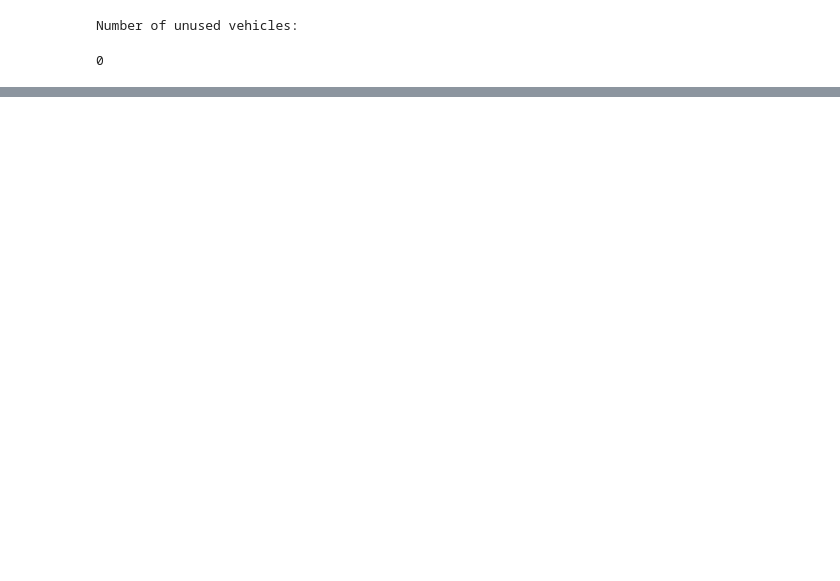
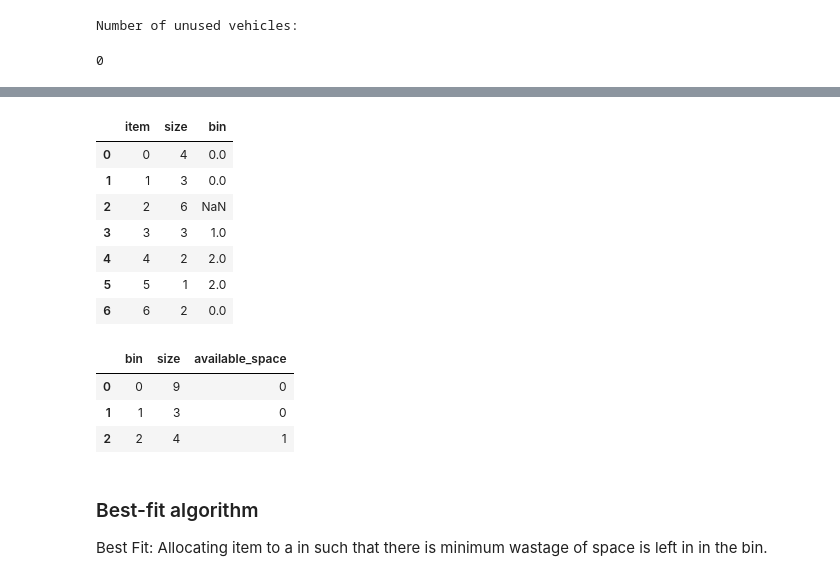
Before and after one commit to KrupaPrag/Logistics_Project, a Jupyter notebook: BinPackingProblem.ipynb, the cells around one changed output, grey strips where cells are left out. Cells and saved outputs as stored; diff of their text form; code cells hidden in the pictures; blank space fills up the shorter version.

Commit message:
fit algorithms complete

```diff
--- a/BinPackingProblem.ipynb
+++ b/BinPackingProblem.ipynb
@@ -286,0 +304,26 @@ Number of unused vehicles:
+# %%
+def next_fit(df_items, df_vehicles):
+    number_of_items = df_items.shape[0]
+    number_of_bins = df_vehicles.shape[0]
+    j = 0
+    for i in range(number_of_items):
+        item_allocated = False
+        item_size = df_items.iat[i,1]
+        while item_allocated == False and j<= number_of_bins:
+            available_bin_space = df_vehicles.iat[j,2]
+            if available_bin_space >= item_size: #if adequate space in the bin for the item
+                item_allocated = True
+                df_vehicles.iat[j,2] = df_vehicles.iat[j,2] - item_size #update avialable space
+                bin_num = df_vehicles.iat[j,0]
+                df_items.iat[i,2] = bin_num #set the allocated bin for the item
+                j_curr = j
+            elif available_bin_space < item_size: #if NOT adequate space in the curr bin for the item
+                #move to the next bin
+                j = j+1
+                if j>=number_of_bins: #if none of the bins are large enough to house the item
+                    j = 0
+                    if j_curr == j:
+                        item_allocated = True
+                        df_items.iat[i,2] = np.nan
+                        j = j_curr
+    return df_items, df_vehicles
@@ -286,0 +350,23 @@ Number of unused vehicles:
+# %%
+df_items_copy4, df_vehicles_copy4 = next_fit(df_items_copy4, df_vehicles_copy4)
+# %%
+df_items_copy4
+# %% [output]
+|  | item | size | bin |
+| 0 | 0 | 4 | 0.0 |
+| 1 | 1 | 3 | 0.0 |
+| 2 | 2 | 6 | NaN |
+| 3 | 3 | 3 | 1.0 |
+| 4 | 4 | 2 | 2.0 |
+| 5 | 5 | 1 | 2.0 |
+| 6 | 6 | 2 | 0.0 |
+# %%
+df_vehicles_copy4
+# %% [output]
+|  | bin | size | available_space |
+| 0 | 0 | 9 | 0 |
+| 1 | 1 | 3 | 0 |
+| 2 | 2 | 4 | 1 |
+# %% [markdown]
+### Best-fit algorithm
+Best Fit: Allocating item to a in such that there is minimum wastage of space is left in in the bin.
```
Also changed, not shown: parts of 32 cells of this notebook, 2 other files.
